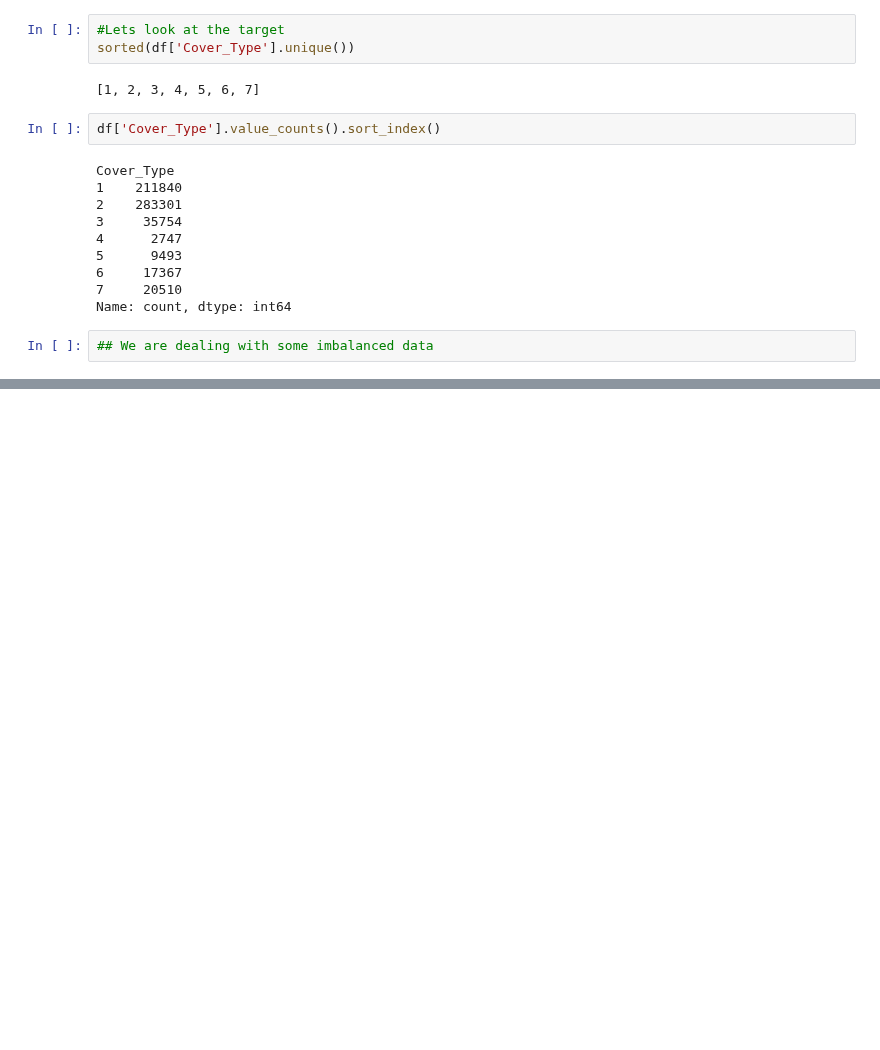
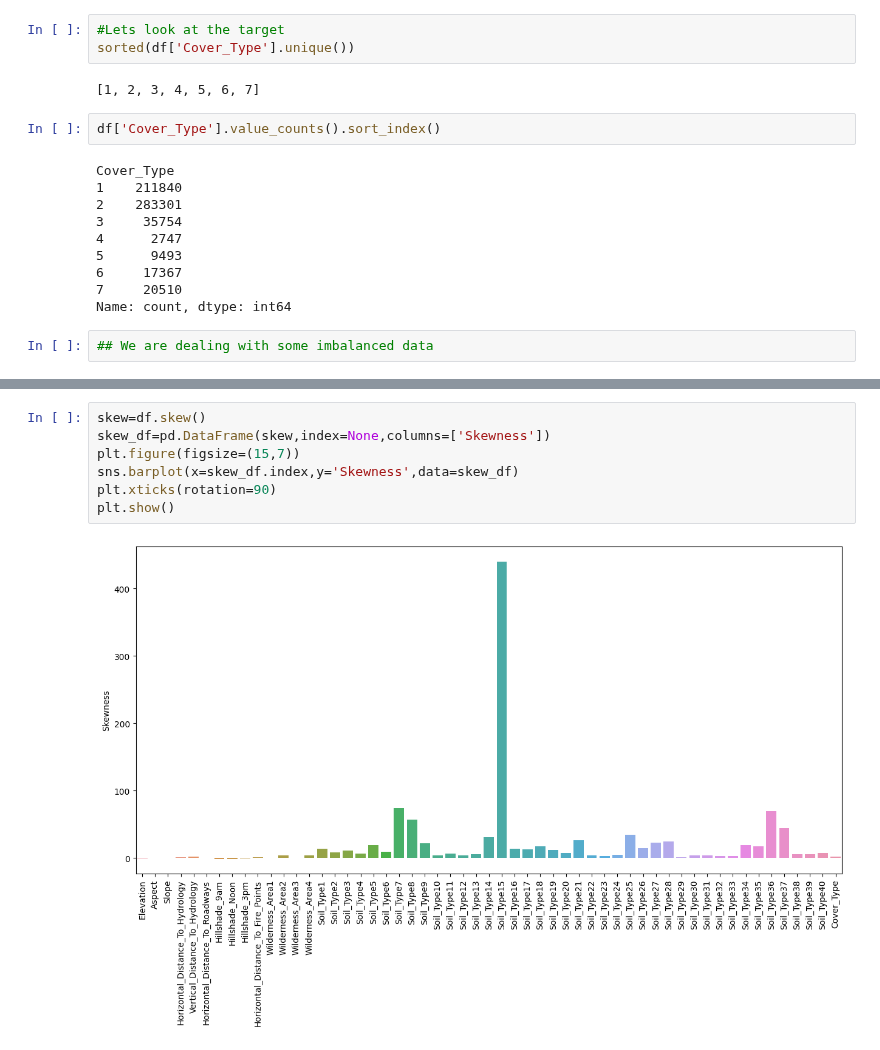
Before and after one commit to anidec25/Linear-Regression, a Jupyter notebook: CoverTypeClassification.ipynb, the cells around one changed output, grey strips where cells are left out. Saved outputs shown, nothing was run; the diff lists cells and outputs as text; blank space fills up the shorter version.

```diff
--- a/CoverTypeClassification.ipynb
+++ b/CoverTypeClassification.ipynb
@@ -87,0 +245,9 @@ Name: count, dtype: int64
+# %%
+skew=df.skew()
+skew_df=pd.DataFrame(skew,index=None,columns=['Skewness'])
+plt.figure(figsize=(15,7))
+sns.barplot(x=skew_df.index,y='Skewness',data=skew_df)
+plt.xticks(rotation=90)
+plt.show()
+# %% [output]
+[figure, added]
```
Also changed, not shown: parts of 42 cells of this notebook.
